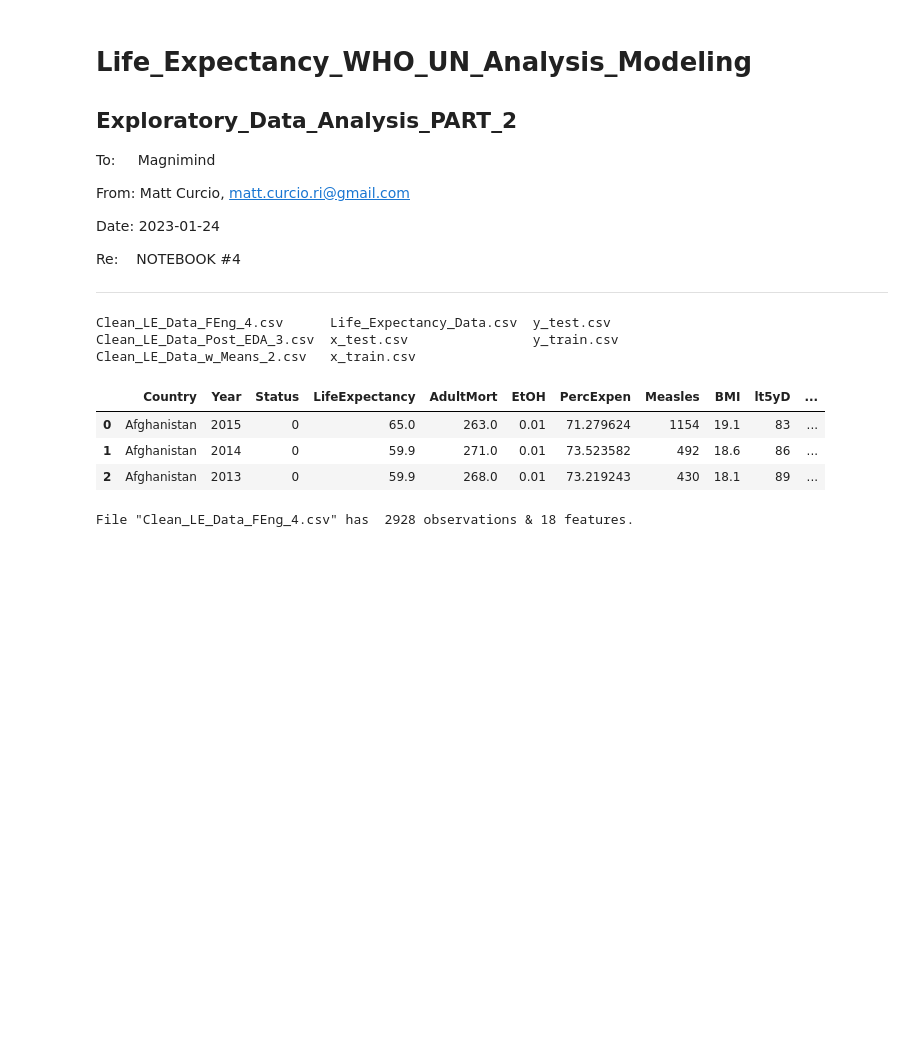
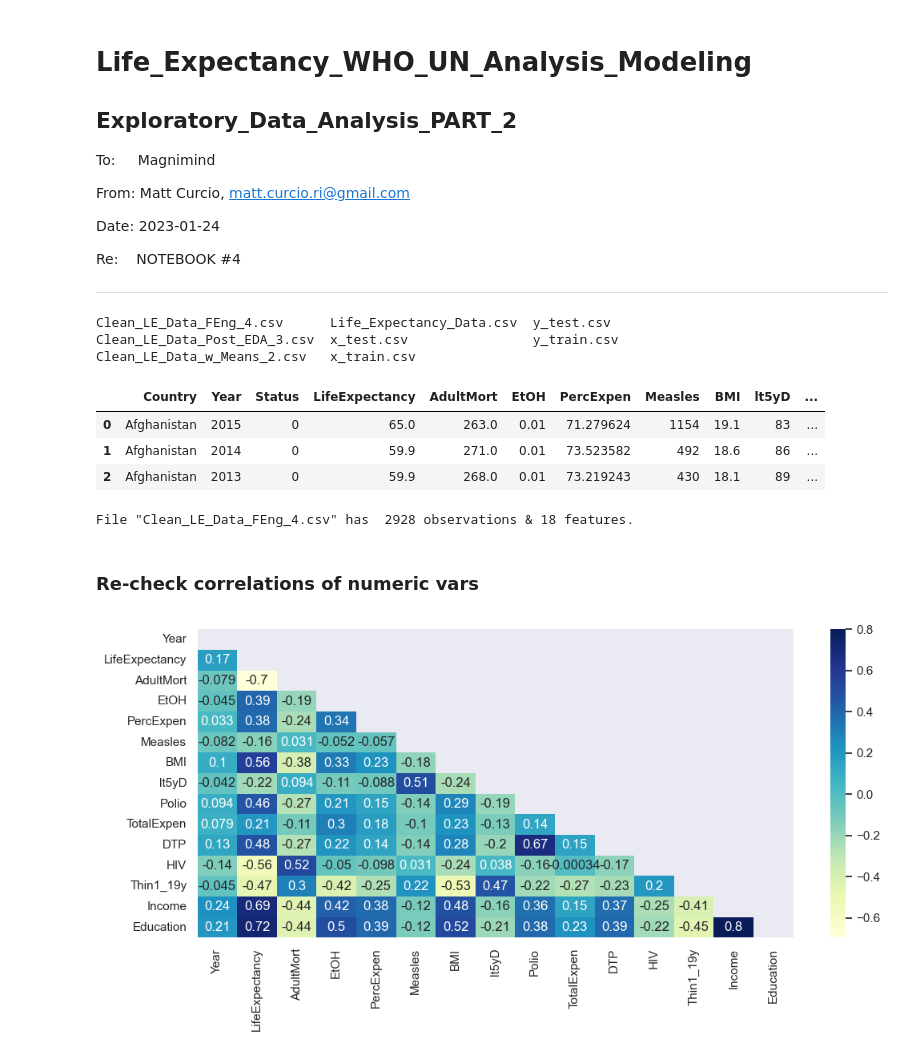
Before and after one commit to mcc-us/Life_Expectancy_Analysis_Modeling, a Jupyter notebook: notebooks/4_Life_Expectancy_Exploratory_Data_Analysis_PART2.ipynb, the cells around one changed output. Drawn from its saved outputs; the diff is of its cells as text; code cells hidden in the pictures; blank space fills up the shorter version.

```diff
--- a/notebooks/4_Life_Expectancy_Exploratory_Data_Analysis_PART2.ipynb
+++ b/notebooks/4_Life_Expectancy_Exploratory_Data_Analysis_PART2.ipynb
@@ -50,3 +53,15 @@ df['Region'] = pd.Categorical(df['Region'])
 print(f'\nFile "{filename}" has ', df.shape[0], 'observations &', df.shape[1], 'features.\n')
 # %% [output]
 File "Clean_LE_Data_FEng_4.csv" has  2928 observations & 18 features.
+# %% [markdown]
+### Re-check correlations of numeric vars
+# %%
+# creating triangular mask
+mask = np.triu(np.ones_like(df.corr()))
+
+# plotting a triangle correlation heatmap
+sns.set(rc={"figure.figsize":(12, 5)}) #width=3, #height=4
+dataplot = sns.heatmap(df.corr(), cmap="YlGnBu", annot=True, mask=mask)
+plt.show()
+# %% [output]
+[figure, added]
```
Also changed, not shown: parts of 3 cells of this notebook, 6 other files.
